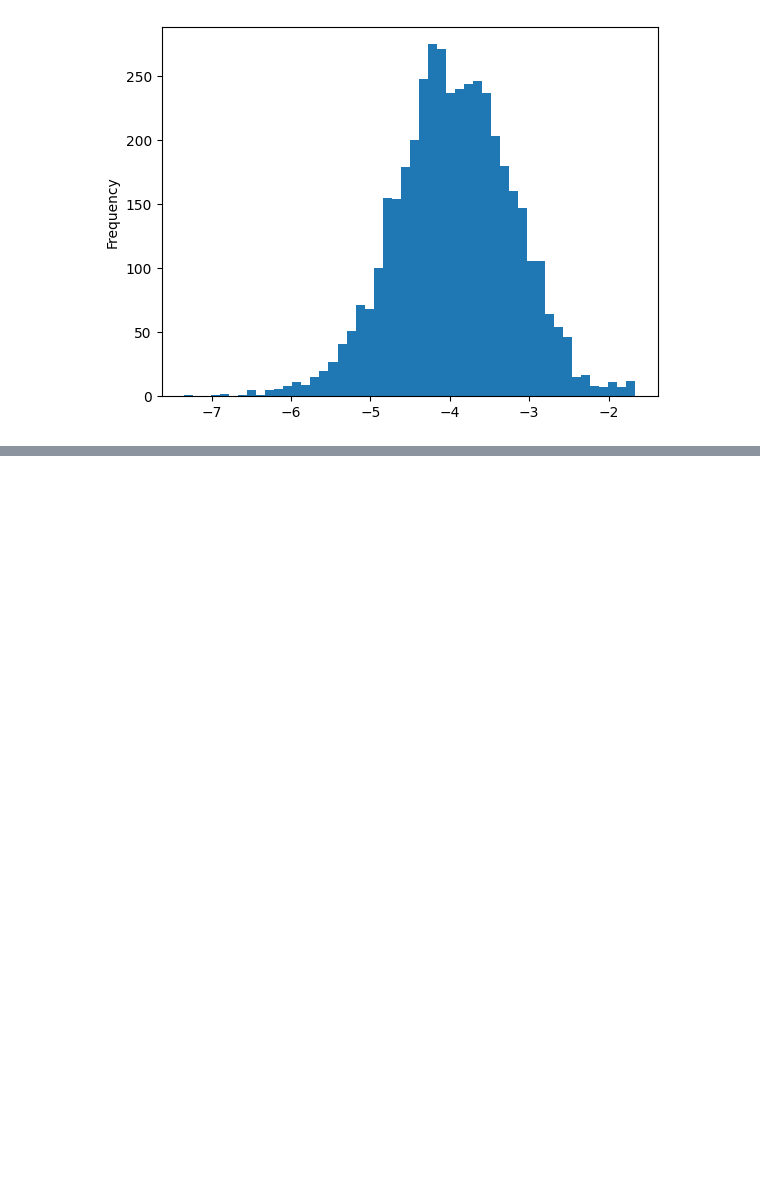
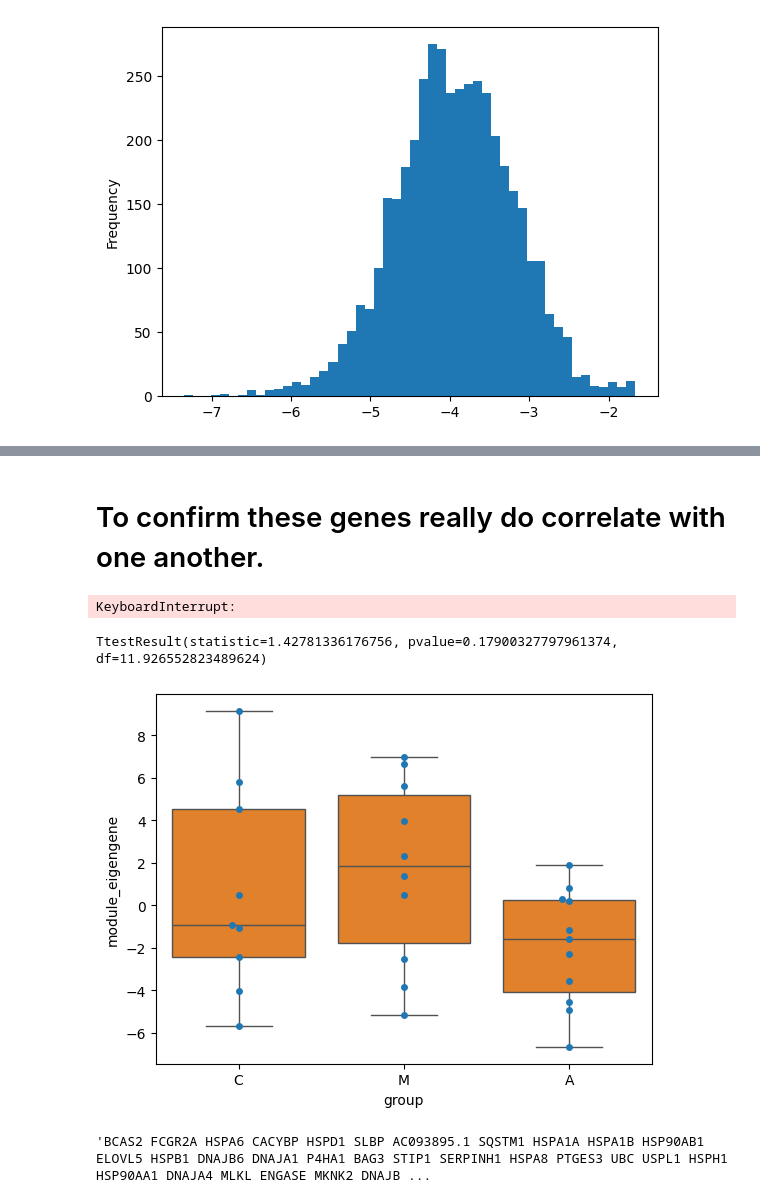
Before and after one commit to jhaberbe/pywgcna, a Jupyter notebook: example/notebook.ipynb, the cells around one changed output, grey strips where cells are left out. Drawn from its saved outputs; the diff is of its cells as text; code cells hidden in the pictures; blank space fills up the shorter version.

```diff
--- a/example/notebook.ipynb
+++ b/example/notebook.ipynb
@@ -107,0 +100,43 @@ sns.clustermap(
+# %% [markdown]
+# To confirm these genes really do correlate with one another.
+# %%
+table = df.T.reset_index()
+table["group"] = table.specimen.str[8]
+
+sns.pairplot(table.loc[:, TOM[labels==0].index])
+# %% [output]
+KeyboardInterrupt:
+# %%
+import scipy.stats
+from sklearn.decomposition import PCA
+
+module_number = 2
+
+eigengene_scores = pd.DataFrame({
+    "group": table.specimen.str[8],
+    "module_eigengene": PCA(n_components=1).fit_transform(table.loc[:, TOM[labels==module_number].index]).reshape(-1)
+})
+
+sns.swarmplot(
+    eigengene_scores,
+    x="group",
+    y="module_eigengene",
+)
+sns.boxplot(
+    eigengene_scores,
+    x="group",
+    y="module_eigengene",
+)
+
+scipy.stats.ttest_ind(
+    eigengene_scores.loc[eigengene_scores.group == "C"].module_eigengene,
+    eigengene_scores.loc[eigengene_scores.group == "A"].module_eigengene,
+    equal_var=False
+)
+# %% [output]
+TtestResult(statistic=1.42781336176756, pvalue=0.17900327797961374, df=11.926552823489624)
+[figure, added]
+# %%
+" ".join(TOM[labels==1].index)
+# %% [output]
+'BCAS2 FCGR2A HSPA6 CACYBP HSPD1 SLBP AC093895.1 SQSTM1 HSPA1A HSPA1B HSP90AB1 ELOVL5 HSPB1 DNAJB6 DNAJA1 P4HA1 BAG3 STIP1 SERPINH1 HSPA8 PTGES3 UBC USPL1 HSPH1 HSP90AA1 DNAJA4 MLKL ENGASE MKNK2 DNAJB ...
```
Also changed, not shown: parts of 4 cells of this notebook.
